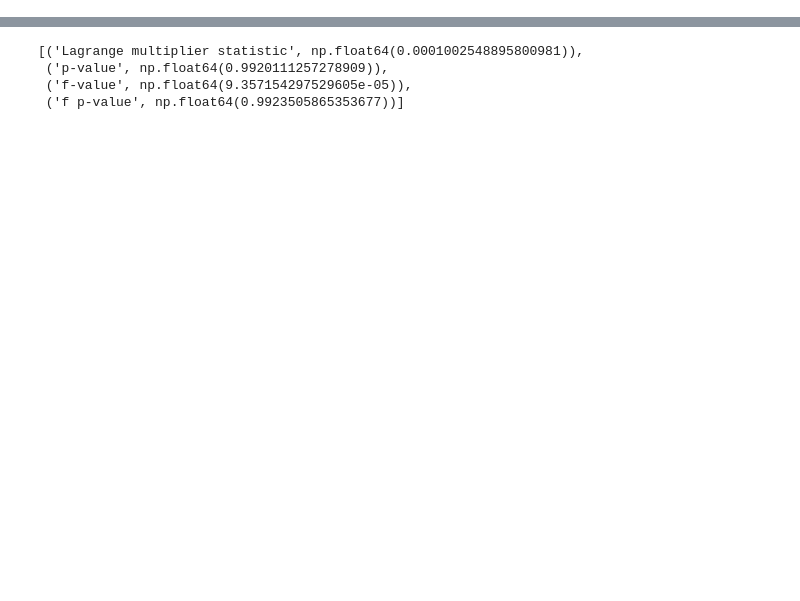
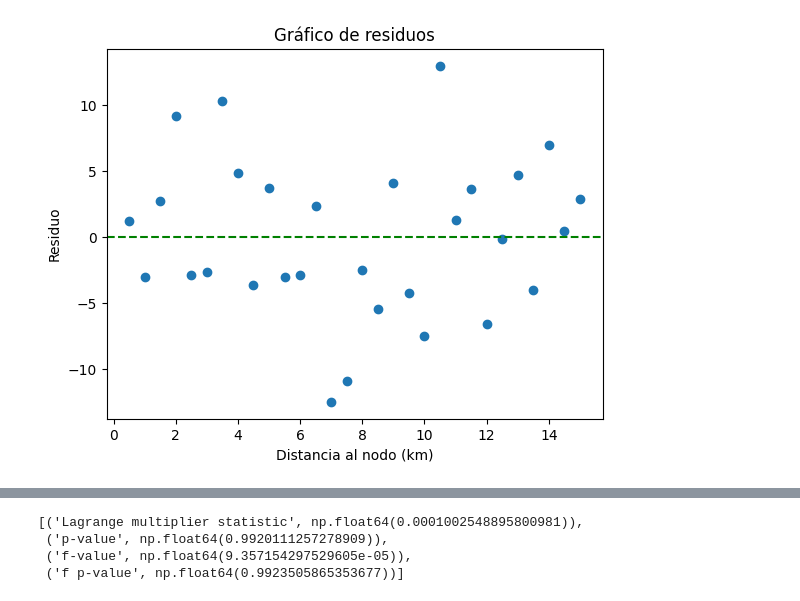
Before and after one commit to nadiasantillan/unsl-data-py-4.2, a Jupyter notebook: experimentos/sandbox.ipynb, the cells around one changed output, grey strips where cells are left out. Saved outputs shown, nothing was run; the diff lists cells and outputs as text; code cells hidden in the pictures; blank space fills up the shorter version.

```diff
--- a/experimentos/sandbox.ipynb
+++ b/experimentos/sandbox.ipynb
@@ -26,0 +51,4 @@ Notes:
+# %%
+regresion.residuos()
+# %% [output]
+[figure, added]
```
Also changed, not shown: parts of 10 cells of this notebook, 2 other files.
